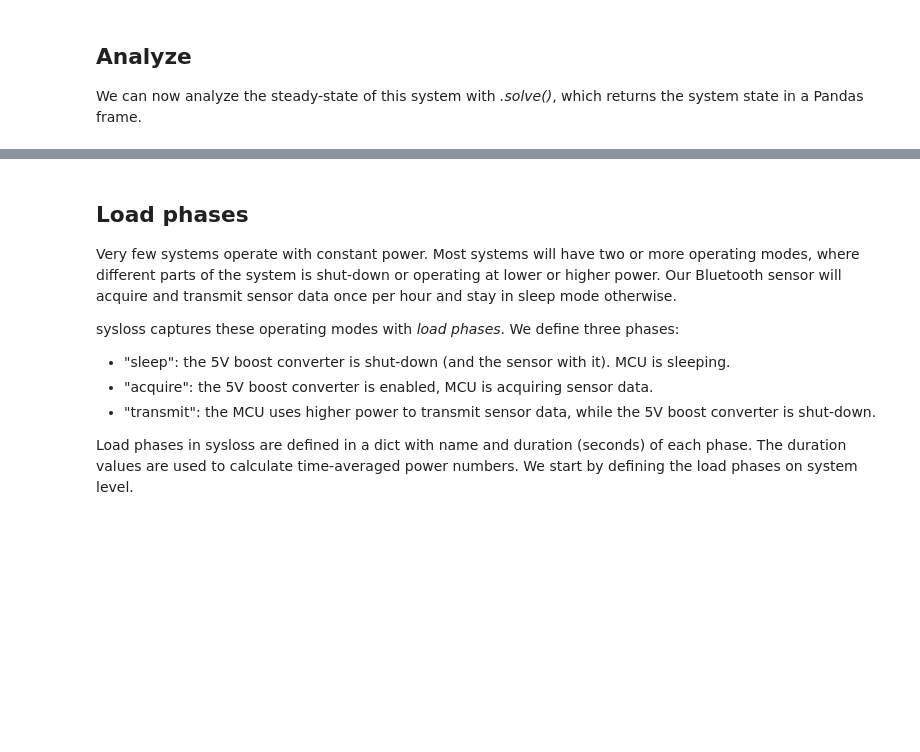
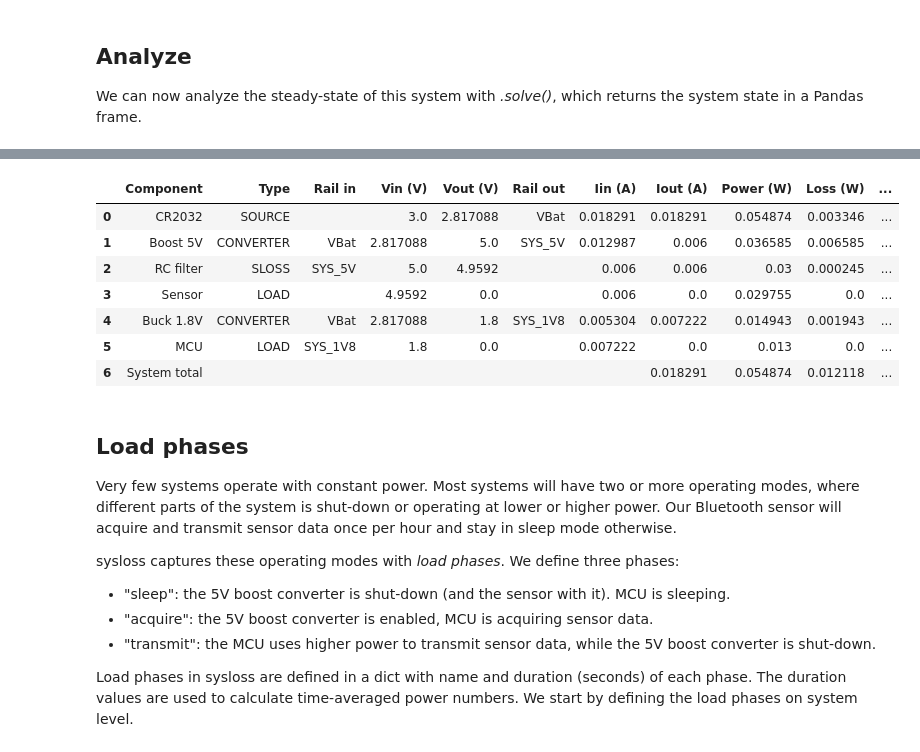
Before and after one commit to geddy11/sysloss, a Jupyter notebook: docs/nb/Bluetooth sensor.ipynb, the cells around one changed output, grey strips where cells are left out. Drawn from its saved outputs; the diff is of its cells as text; code cells hidden in the pictures; blank space fills up the shorter version.

```diff
--- a/docs/nb/Bluetooth sensor.ipynb
+++ b/docs/nb/Bluetooth sensor.ipynb
@@ -70,3 +78,20 @@ bts.solve()
+# %%
+bts = System("Bluetooth sensor", Source("CR2032", vo=3.0, rs=10), rail="VBat")
+bts.add_comp("CR2032", comp=Converter("Buck 1.8V", vo=1.8, eff=0.87), rail="SYS_1V8")
+bts.add_comp("Buck 1.8V", comp=PLoad("MCU", pwr=13e-3))
+bts.add_comp("CR2032", comp=Converter("Boost 5V", vo=5.0, eff=0.82, iis=3e-6), rail="SYS_5V")
+bts.add_comp("Boost 5V", comp=RLoss("RC filter", rs=6.8))
+bts.add_comp("RC filter", comp=ILoad("Sensor", ii=6e-3))
+bts.solve()
+# %% [output]
+|  | Component | Type | Rail in | Vin (V) | Vout (V) | Rail out | Iin (A) | Iout (A) | Power (W) | Loss (W) | ... |
+| 0 | CR2032 | SOURCE |  | 3.0 | 2.817088 | VBat | 0.018291 | 0.018291 | 0.054874 | 0.003346 | ... |
+| 1 | Boost 5V | CONVERTER | VBat | 2.817088 | 5.0 | SYS_5V | 0.012987 | 0.006 | 0.036585 | 0.006585 | ... |
+| 2 | RC filter | SLOSS | SYS_5V | 5.0 | 4.9592 |  | 0.006 | 0.006 | 0.03 | 0.000245 | ... |
+| 3 | Sensor | LOAD |  | 4.9592 | 0.0 |  | 0.006 | 0.0 | 0.029755 | 0.0 | ... |
+| 4 | Buck 1.8V | CONVERTER | VBat | 2.817088 | 1.8 | SYS_1V8 | 0.005304 | 0.007222 | 0.014943 | 0.001943 | ... |
+| 5 | MCU | LOAD | SYS_1V8 | 1.8 | 0.0 |  | 0.007222 | 0.0 | 0.013 | 0.0 | ... |
+| 6 | System total |  |  |  |  |  |  | 0.018291 | 0.054874 | 0.012118 | ... |
 # %% [markdown]
 ## Load phases
 Very few systems operate with constant power. Most systems will have two or more operating modes, where different parts of the system is shut-down or operating at lower or higher power. Our Bluetooth sensor will acquire and transmit sensor data once per hour and stay in sleep mode otherwise.
```
Also changed, not shown: parts of 8 cells of this notebook, 2 other files.
